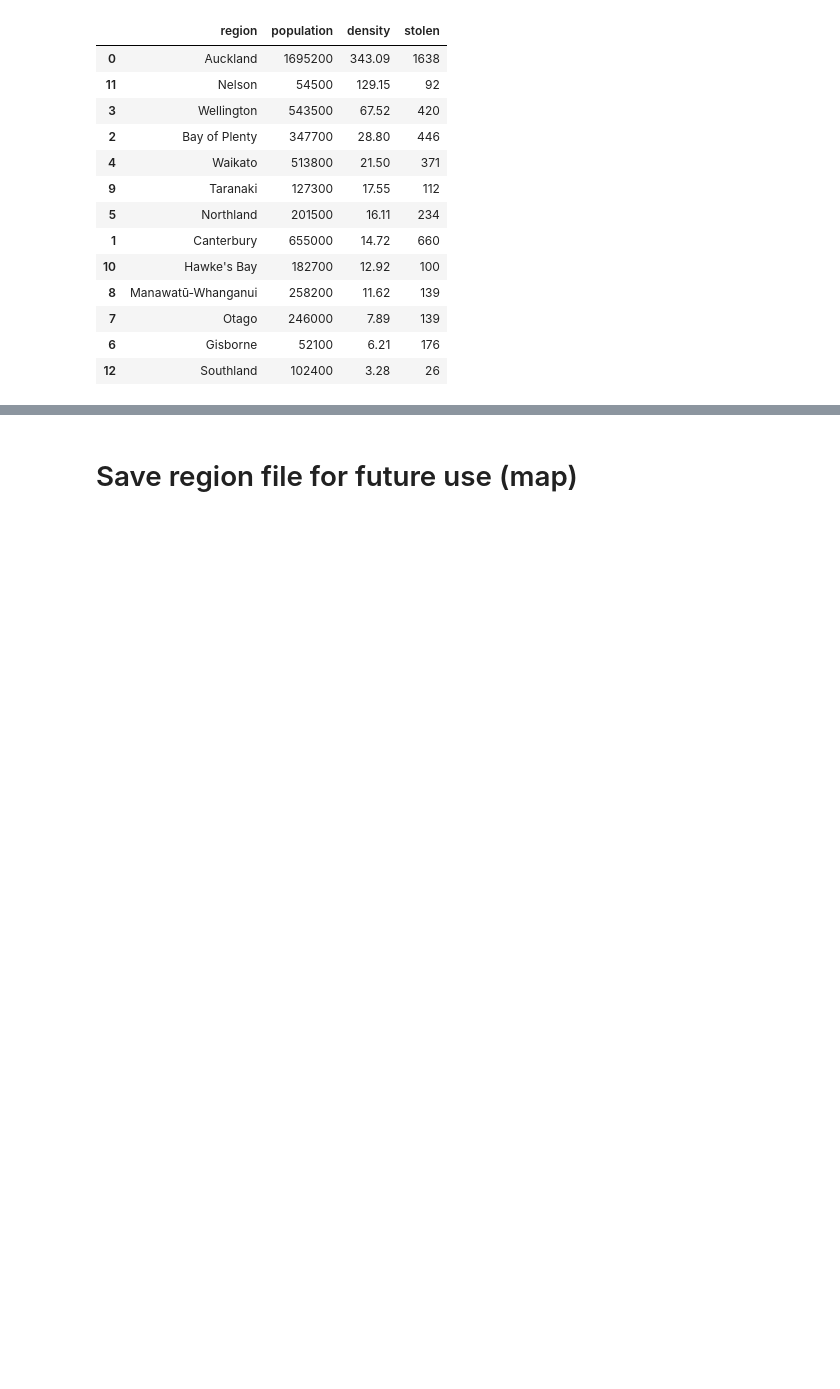
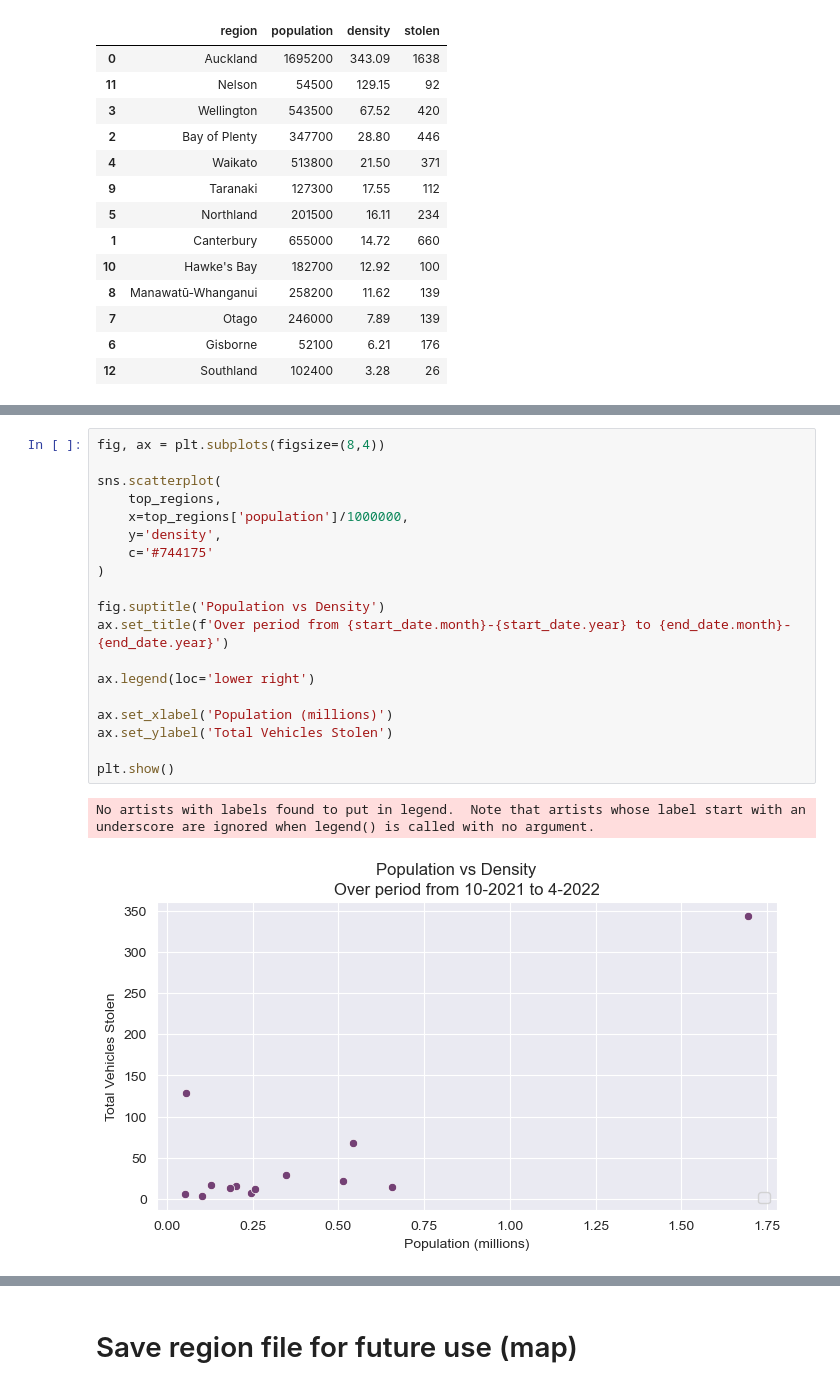
Before and after one commit to benoitchamot/VehicleTheftAnalysis, a Jupyter notebook: EDA/Analysis.ipynb, the cells around one changed output, grey strips where cells are left out. Drawn from its saved outputs; the diff is of its cells as text; blank space fills up the shorter version.

```diff
--- a/EDA/Analysis.ipynb
+++ b/EDA/Analysis.ipynb
@@ -518,0 +527,22 @@ top_regions.sort_values('density', ascending=False)
+# %%
+fig, ax = plt.subplots(figsize=(8,4))
+
+sns.scatterplot(
+    top_regions,
+    x=top_regions['population']/1000000,
+    y='density',
+    c='#744175'
+)
+
+fig.suptitle('Population vs Density')
+ax.set_title(f'Over period from {start_date.month}-{start_date.year} to {end_date.month}-{end_date.year}')
+
+ax.legend(loc='lower right')
+
+ax.set_xlabel('Population (millions)')
+ax.set_ylabel('Total Vehicles Stolen')
+
+plt.show()
+# %% [output]
+No artists with labels found to put in legend.  Note that artists whose label start with an underscore are ignored when legend() is called with no argument.
+[figure, added]
```
Also changed, not shown: parts of 5 cells of this notebook, 3 other files.
